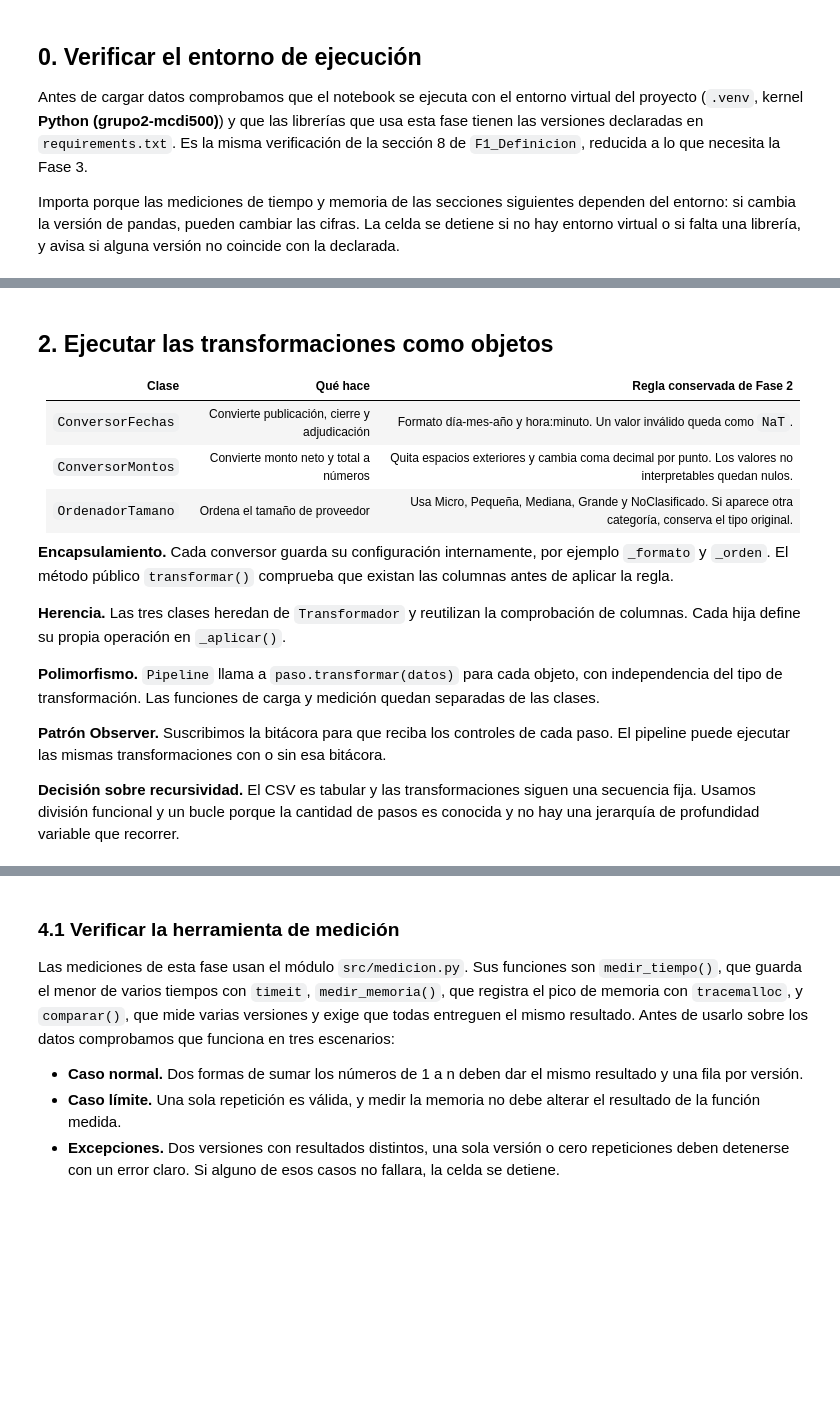
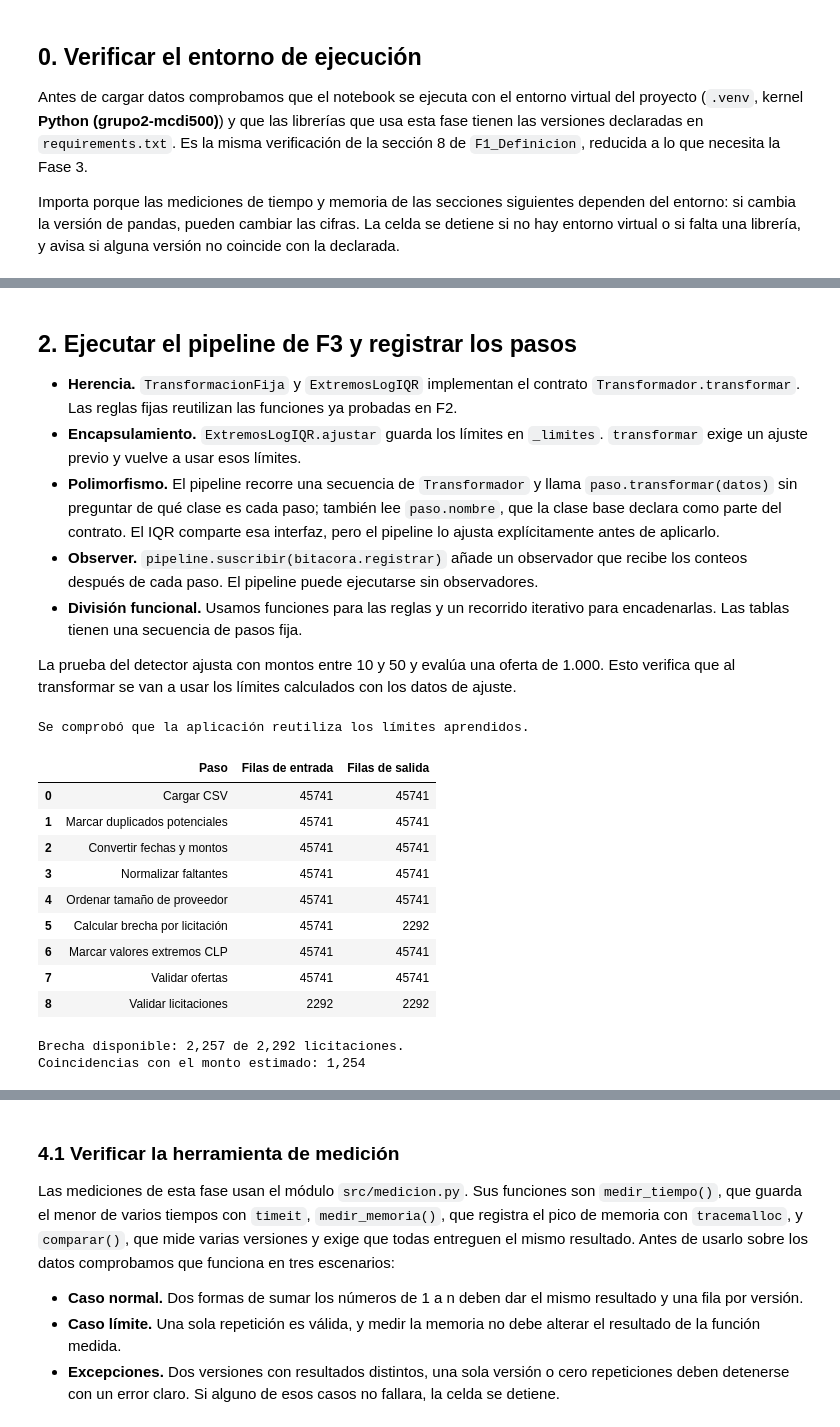
Before and after one commit to proyecto-grupo2-mcdi500/proyecto-grupo2-mcdi500, a Jupyter notebook: F3/F3_Nucleo_Algoritmico.ipynb, the cells around one changed output, grey strips where cells are left out. Cells and saved outputs as stored; diff of their text form; code cells hidden in the pictures; blank space fills up the shorter version.

```diff
--- a/F3/F3_Nucleo_Algoritmico.ipynb
+++ b/F3/F3_Nucleo_Algoritmico.ipynb
@@ -121,27 +117,44 @@ display(datos_originales["MonedaOferta"].value_counts(dropna=False).to_frame("Fi
 # %% [markdown]
-## 2. Ejecutar las transformaciones como objetos
+## 2. Ejecutar el pipeline de F3 y registrar los pasos
 
-| Clase | Qué hace | Regla conservada de Fase 2 |
-|---|---|---|
-| `ConversorFechas` | Convierte publicación, cierre y adjudicación | Formato día-mes-año y hora:minuto. Un valor inválido queda como `NaT`. |
-| `ConversorMontos` | Convierte monto neto y total a números | Quita espacios exteriores y cambia coma decimal por punto. Los valores no interpretables quedan nulos. |
-| `OrdenadorTamano` | Ordena el tamaño de proveedor | Usa Micro, Pequeña, Mediana, Grande y NoClasificado. Si aparece otra categoría, conserva el tipo original. |
+- **Herencia.** `TransformacionFija` y `ExtremosLogIQR` implementan el contrato `Transformador.transformar`. Las reglas fijas reutilizan las funciones ya probadas en F2.
+- **Encapsulamiento.** `ExtremosLogIQR.ajustar` guarda los límites en `_limites`. `transformar` exige un ajuste previo y vuelve a usar esos límites.
+- **Polimorfismo.** El pipeline recorre una secuencia de `Transformador` y llama `paso.transformar(datos)` sin preguntar de qué clase es cada paso; también lee `paso.nombre`, que la clase base declara como parte del contrato. El IQR comparte esa interfaz, pero el pipeline lo ajusta explícitamente antes de aplicarlo.
+- **Observer.** `pipeline.suscribir(bitacora.registrar)` añade un observador que recibe los conteos después de cada paso. El pipeline puede ejecutarse sin observadores.
+- **División funcional.** Usamos funciones para las reglas y un recorrido iterativo para encadenarlas. Las tablas tienen una secuencia de pasos fija.
 
-**Encapsulamiento.** Cada conversor guarda su configuración internamente, por ejemplo `_formato` y `_orden`. El método público `transformar()` comprueba que existan las columnas antes de aplicar la regla.
-
-**Herencia.** Las tres clases heredan de `Transformador` y reutilizan la comprobación de columnas. Cada hija define su propia operación en `_aplicar()`.
-
-**Polimorfismo.** `Pipeline` llama a `paso.transformar(datos)` para cada objeto, con independencia del tipo de transformación. Las funciones de carga y medición quedan separadas de las clases.
-
-**Patrón Observer.** Suscribimos la bitácora para que reciba los controles de cada paso. El pipeline puede ejecutar las mismas transformaciones con o sin esa bitácora.
-
-**Decisión sobre recursividad.** El CSV es tabular y las transformaciones siguen una secuencia fija. Usamos división funcional y un bucle porque la cantidad de pasos es conocida y no hay una jerarquía de profundidad variable que recorrer.
+La prueba del detector ajusta con montos entre 10 y 50 y evalúa una oferta de 1.000. Esto verifica que al transformar se van a usar los límites calculados con los datos de ajuste.
 # %%
+ajuste = pd.DataFrame({"MonedaOferta": ["CLP"] * 5, "MontoTotalOferta": [10, 20, 30, 40, 50]})
+evaluacion = pd.DataFrame({"MonedaOferta": ["CLP", "USD"], "MontoTotalOferta": [1000, 1000]})
+detector = ExtremosLogIQR()
+detector.ajustar(ajuste)
+bandera = detector.transformar(evaluacion)["EsExtremoLogIQR_CLP"]
+pd.testing.assert_series_equal(
+    bandera, pd.Series([True, pd.NA], dtype="boolean", name="EsExtremoLogIQR_CLP")
+)
+print("Se comprobó que la aplicación reutiliza los límites aprendidos.")
+
+pipeline = construir_pipeline()
 bitacora = Bitacora()
-pipeline = Pipeline([ConversorFechas(), ConversorMontos(), OrdenadorTamano()])
 pipeline.suscribir(bitacora.registrar)
-
-resultado_f3 = pipeline.transformar(datos_originales)
+resultado = pipeline.ejecutar(entrada)
 display(bitacora.tabla())
-display(resultado_f3[[*FECHAS, *MONTOS, TAMANO]].dtypes.to_frame("Tipo final"))
+comparables = resultado.licitaciones["BrechaMonto"].notna()
+print(f"Brecha disponible: {comparables.sum():,} de {len(comparables):,} licitaciones.")
+print(f"Coincidencias con el monto estimado: {resultado.licitaciones['CoincideConEstimado'].sum():,}")
+# %% [output]
+Se comprobó que la aplicación reutiliza los límites aprendidos.
+|  | Paso | Filas de entrada | Filas de salida |
+| 0 | Cargar CSV | 45741 | 45741 |
+| 1 | Marcar duplicados potenciales | 45741 | 45741 |
+| 2 | Convertir fechas y montos | 45741 | 45741 |
+| 3 | Normalizar faltantes | 45741 | 45741 |
+| 4 | Ordenar tamaño de proveedor | 45741 | 45741 |
+| 5 | Calcular brecha por licitación | 45741 | 2292 |
+| 6 | Marcar valores extremos CLP | 45741 | 45741 |
+| 7 | Validar ofertas | 45741 | 45741 |
+| 8 | Validar licitaciones | 2292 | 2292 |
+Brecha disponible: 2,257 de 2,292 licitaciones.
+Coincidencias con el monto estimado: 1,254
 # %% [markdown]
```
Also changed, not shown: parts of 21 cells of this notebook, 9 other files.
